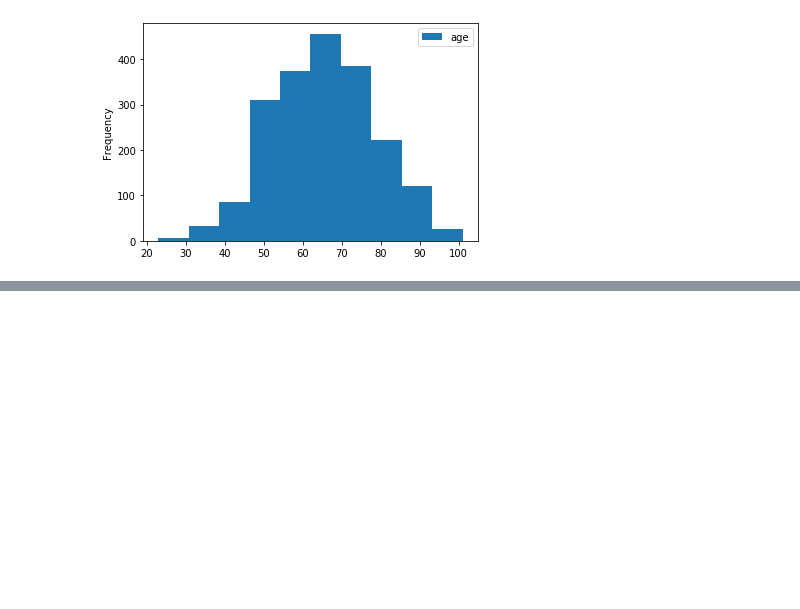
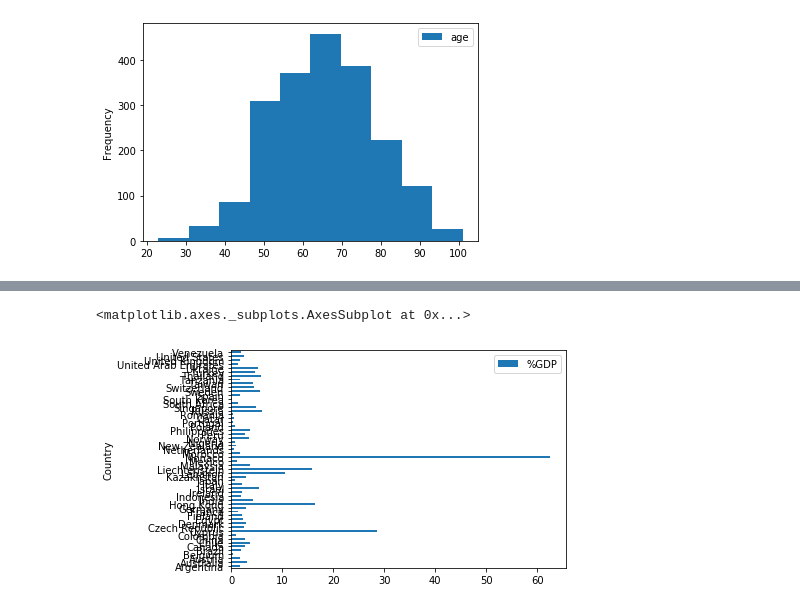
Before and after one commit to yaakx/Ironhack-Module-1-Project---Julen, a Jupyter notebook: notebooks/Notebook4.ipynb, the cells around one changed output, grey strips where cells are left out. Drawn from its saved outputs; the diff is of its cells as text; code cells hidden in the pictures; blank space fills up the shorter version.

Commit message:
Only pdf left

```diff
--- a/notebooks/Notebook4.ipynb
+++ b/notebooks/Notebook4.ipynb
@@ -43,0 +74,2 @@ df.groupby("area").count().id.plot.bar()
+# %%
+d = df.groupby("country").count()[["id", "worth (BUSD)"]].merge(df_econ, left_on = ["country"], right_on = ["Country"])
@@ -43,0 +96,7 @@ df.groupby("area").count().id.plot.bar()
+# %%
+d["%GDP"] = (d["worth (BUSD)"]*1000000000)/(d["Annual GDP [+]"].str.replace(",", "").str[:-3].astype("int64")*1000000)*100
+# %%
+d.plot.barh(x="Country", y="%GDP")
+# %% [output]
+<matplotlib.axes._subplots.AxesSubplot at 0x...>
+[figure, added]
```
Also changed, not shown: parts of 7 cells of this notebook, 6 other files.
